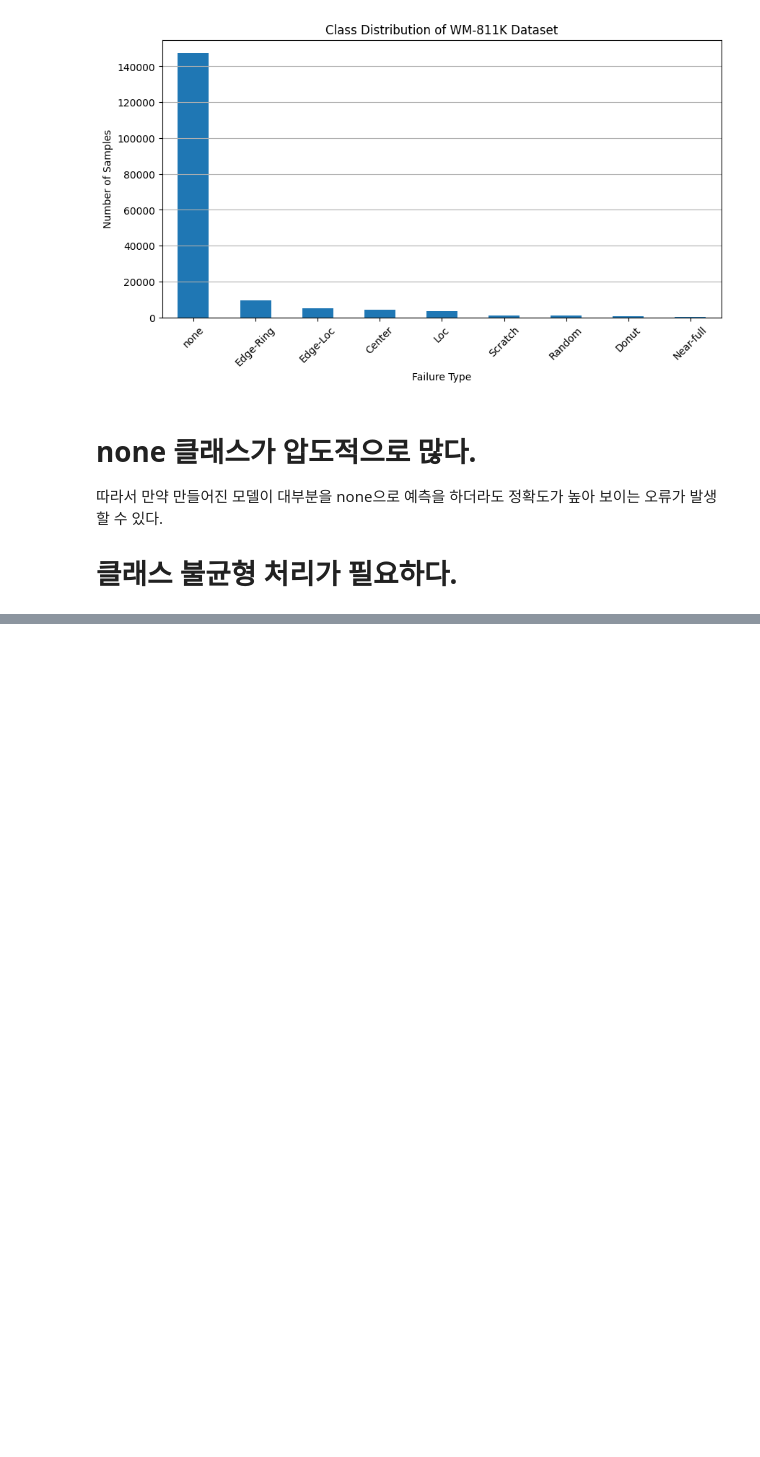
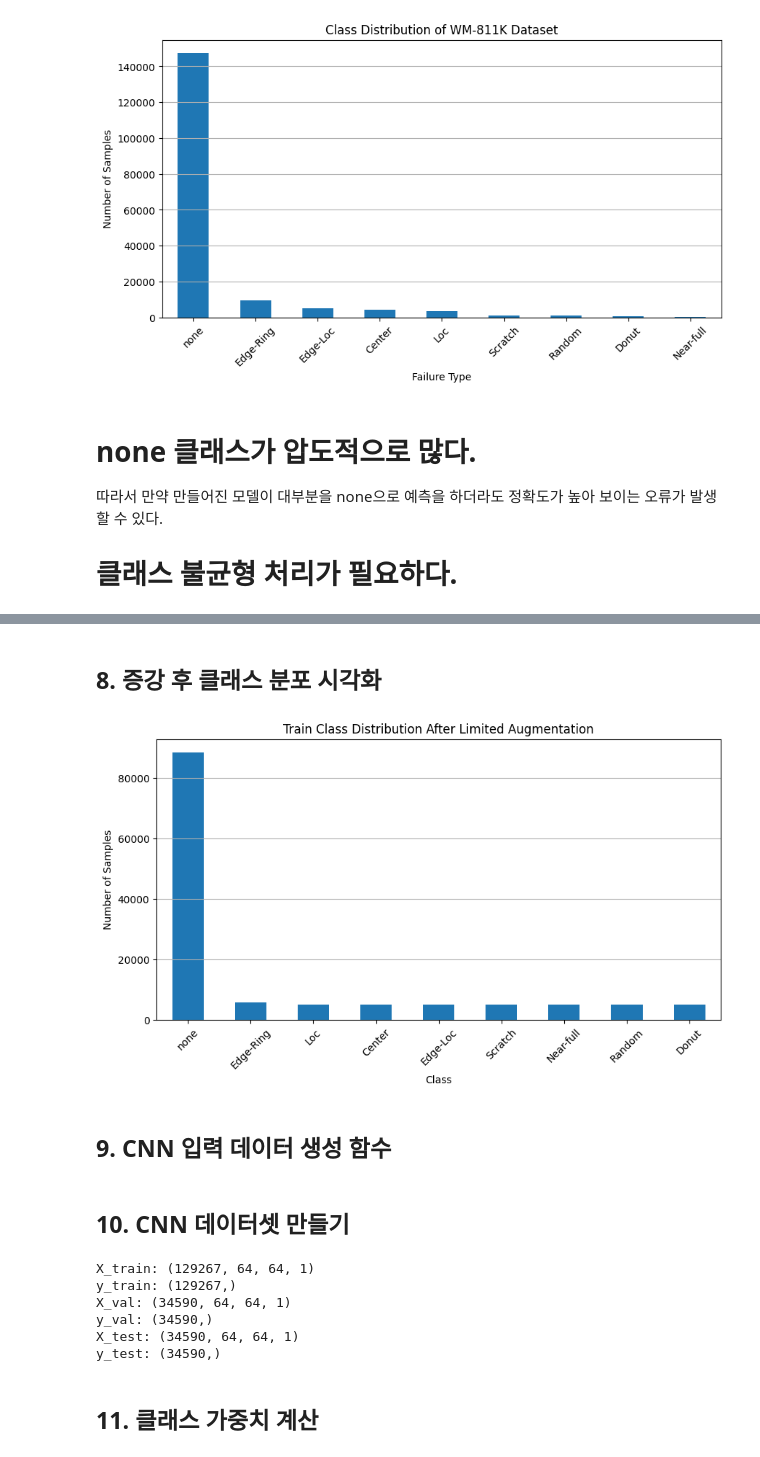
Before and after one commit to WooSeungJi/WM811K-Project, a Jupyter notebook: 머신러닝_WM_811K_Wafer_Map.ipynb, the cells around one changed output, grey strips where cells are left out. Saved outputs shown, nothing was run; the diff lists cells and outputs as text; code cells hidden in the pictures; blank space fills up the shorter version.

```diff
--- a/머신러닝_WM_811K_Wafer_Map.ipynb
+++ b/머신러닝_WM_811K_Wafer_Map.ipynb
@@ -161,0 +333,18 @@ plt.show()
+# %%
+# ============================================================
+# 4. Label Encoding
+# ============================================================
+
+le = LabelEncoder()
+
+df_train = df_train.copy()
+df_val = df_val.copy()
+df_test = df_test.copy()
+
+df_train['label_encoded'] = le.fit_transform(df_train['label'])
+df_val['label_encoded'] = le.transform(df_val['label'])
+df_test['label_encoded'] = le.transform(df_test['label'])
+
+print("클래스 순서:")
+for idx, class_name in enumerate(le.classes_):
+    print(idx, ":", class_name)
@@ -161,0 +534,19 @@ plt.show()
+# %% [markdown]
+## **8. 증강 후 클래스 분포 시각화**
+# %%
+# ============================================================
+# 8. 증강 후 클래스 분포 시각화
+# ============================================================
+
+plt.figure(figsize=(10, 5))
+df_train_balanced['label'].value_counts().plot(kind='bar')
+plt.title("Train Class Distribution After Limited Augmentation")
+plt.xlabel("Class")
+plt.ylabel("Number of Samples")
+plt.xticks(rotation=45)
+plt.grid(axis='y')
+plt.show()
+# %% [output]
+[figure, added]
+# %% [markdown]
+## **9. CNN 입력 데이터 생성 함수**
@@ -161,0 +591,28 @@ plt.show()
+# %% [markdown]
+## **10. CNN 데이터셋 만들기**
+# %%
+# ============================================================
+# 10. CNN 데이터셋 만들기
+# ============================================================
+
+X_train, y_train = make_cnn_dataset(df_train_balanced)
+X_val, y_val = make_cnn_dataset(df_val)
+X_test, y_test = make_cnn_dataset(df_test)
+
+print("X_train:", X_train.shape)
+print("y_train:", y_train.shape)
+
+print("X_val:", X_val.shape)
+print("y_val:", y_val.shape)
+
+print("X_test:", X_test.shape)
+print("y_test:", y_test.shape)
+# %% [output]
+X_train: (129267, 64, 64, 1)
+y_train: (129267,)
+X_val: (34590, 64, 64, 1)
+y_val: (34590,)
+X_test: (34590, 64, 64, 1)
+y_test: (34590,)
+# %% [markdown]
+## **11. 클래스 가중치 계산**
```
Also changed, not shown: parts of 28 cells of this notebook.
